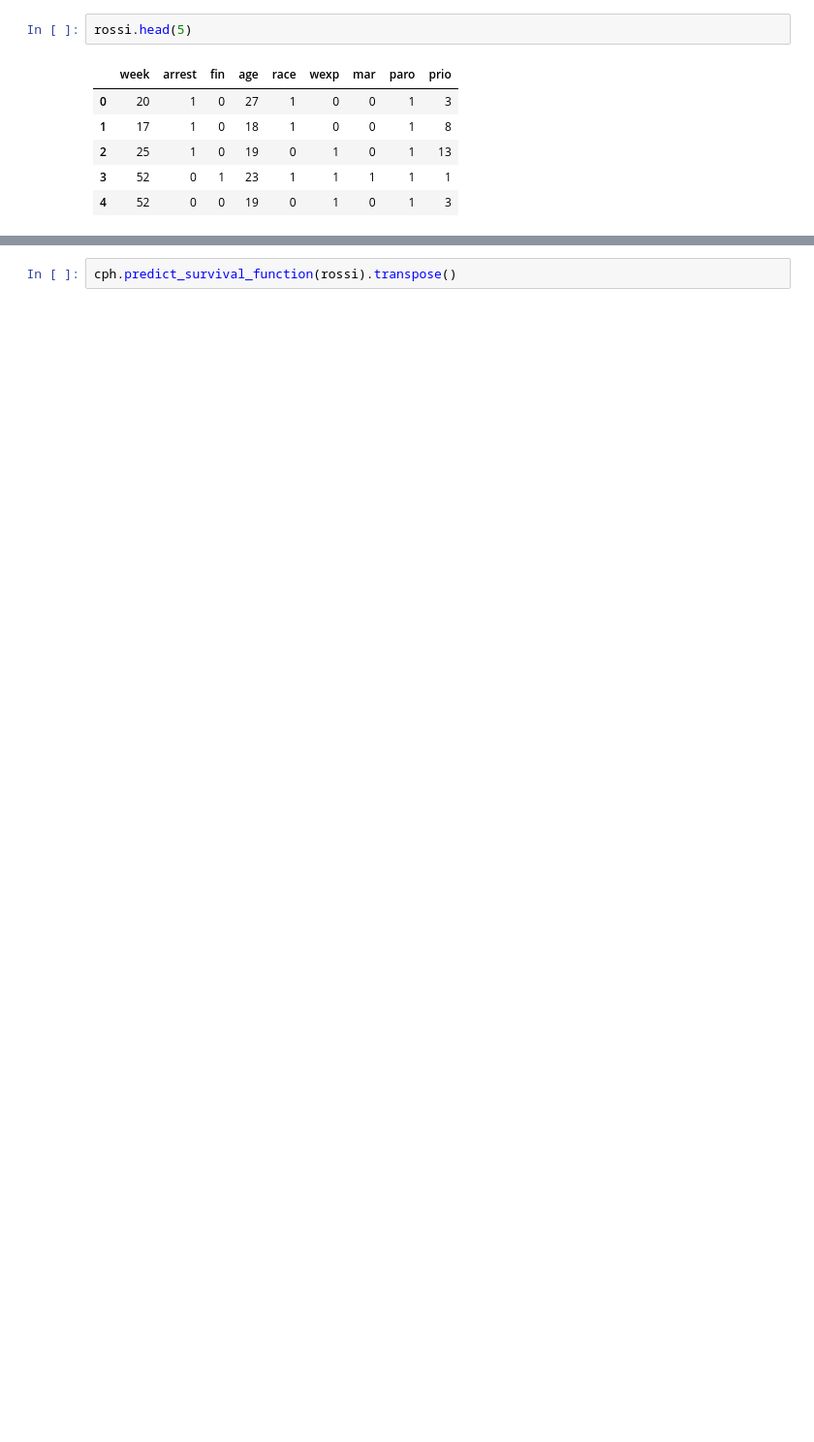
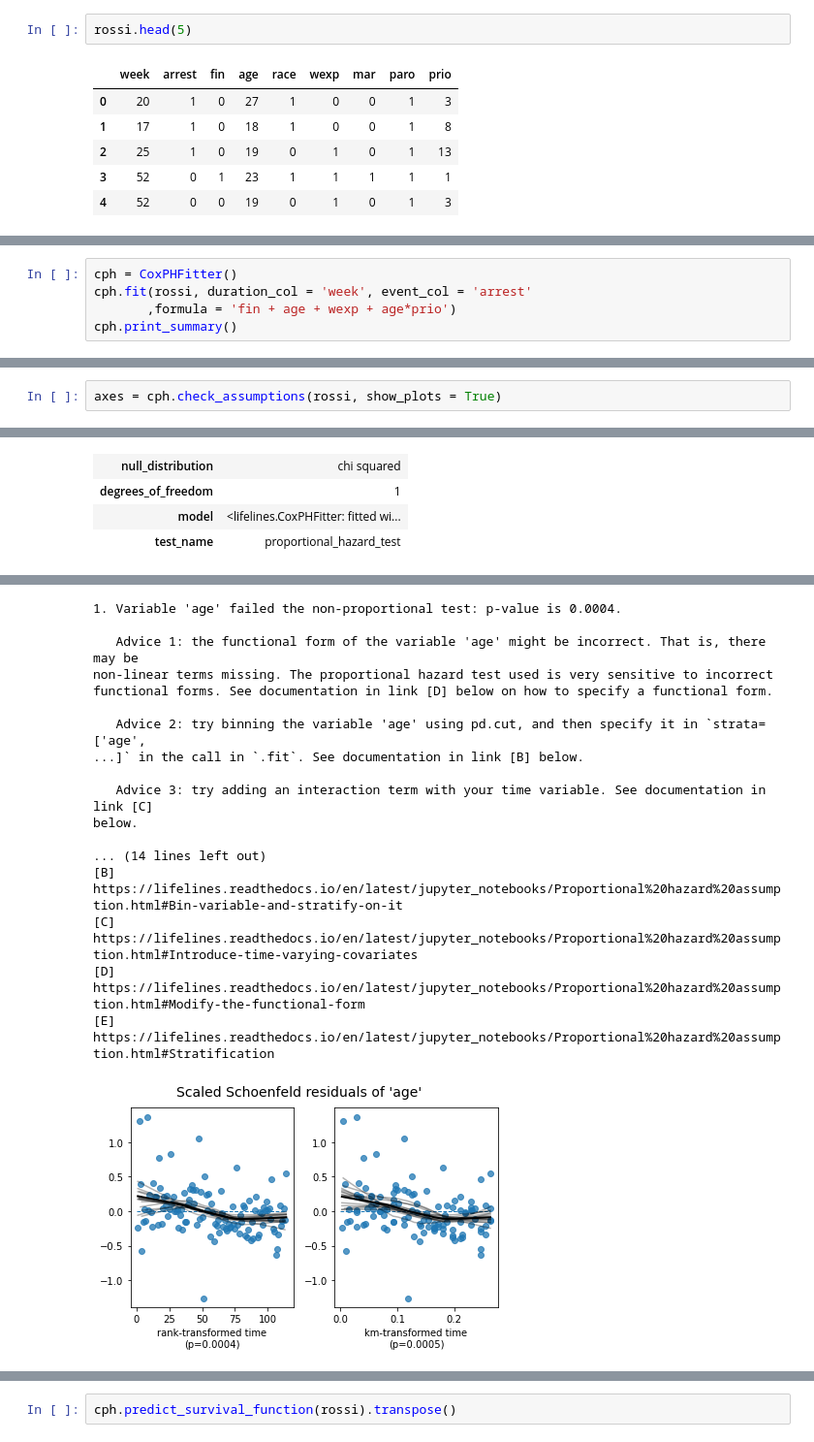
Before and after one commit to seolbluewings/Python, a Jupyter notebook: Cox PH Model.ipynb, the cells around one changed output, grey strips where cells are left out. Shown: that part at 97% size. Cells and saved outputs as stored; diff of their text form; blank space fills up the shorter version.

```diff
--- a/Cox PH Model.ipynb
+++ b/Cox PH Model.ipynb
@@ -62,0 +83,5 @@ Name: coef, dtype: float64
+# %%
+cph = CoxPHFitter()
+cph.fit(rossi, duration_col = 'week', event_col = 'arrest'
+       ,formula = 'fin + age + wexp + age*prio')
+cph.print_summary()
@@ -62,0 +112,3 @@ Name: coef, dtype: float64
+# %%
+axes = cph.check_assumptions(rossi, show_plots = True)
+# %% [output]
@@ -62,0 +123,4 @@ Name: coef, dtype: float64
+| null_distribution | chi squared |
+| degrees_of_freedom | 1 |
+| model | <lifelines.CoxPHFitter: fitted wi... |
+| test_name | proportional_hazard_test |
@@ -62,0 +138,18 @@ Name: coef, dtype: float64
+1. Variable 'age' failed the non-proportional test: p-value is 0.0004.
+
+   Advice 1: the functional form of the variable 'age' might be incorrect. That is, there may be
+non-linear terms missing. The proportional hazard test used is very sensitive to incorrect
+functional forms. See documentation in link [D] below on how to specify a functional form.
+
+   Advice 2: try binning the variable 'age' using pd.cut, and then specify it in `strata=['age',
+...]` in the call in `.fit`. See documentation in link [B] below.
+
+   Advice 3: try adding an interaction term with your time variable. See documentation in link [C]
+below.
+
+... (14 lines left out)
+[B]  https://lifelines.readthedocs.io/en/latest/jupyter_notebooks/Proportional%20hazard%20assumption.html#Bin-variable-and-stratify-on-it
+[C]  https://lifelines.readthedocs.io/en/latest/jupyter_notebooks/Proportional%20hazard%20assumption.html#Introduce-time-varying-covariates
+[D]  https://lifelines.readthedocs.io/en/latest/jupyter_notebooks/Proportional%20hazard%20assumption.html#Modify-the-functional-form
+[E]  https://lifelines.readthedocs.io/en/latest/jupyter_notebooks/Proportional%20hazard%20assumption.html#Stratification
+[figure, added]
```
Also changed, not shown: parts of 19 cells of this notebook.
